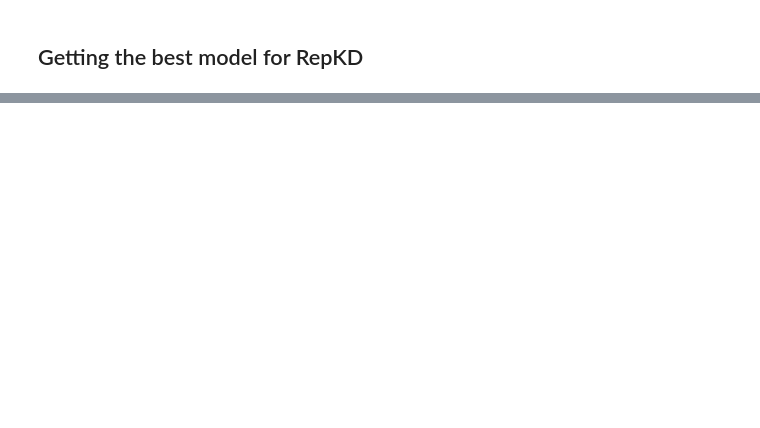
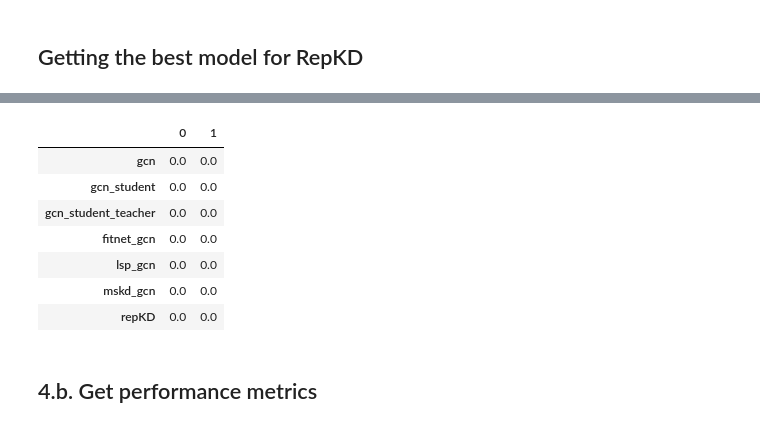
Before and after one commit to LorenzoStigliano/thesis-imperial, a Jupyter notebook: src/demo/demo.ipynb, the cells around one changed output, grey strips where cells are left out. Cells and saved outputs as stored; diff of their text form; code cells hidden in the pictures; blank space fills up the shorter version.

```diff
--- a/src/demo/demo.ipynb
+++ b/src/demo/demo.ipynb
@@ -191,0 +292,16 @@ index
+# %%
+reproducibility_frame_std = pd.DataFrame(mean_all_std.T)*100
+models=["gcn", "gcn_student", "gcn_student_teacher", "fitnet_gcn", "lsp_gcn", "mskd_gcn", "repKD"]
+reproducibility_frame_std.columns = models
+reproducibility_frame_std.T
+# %% [output]
+|  | 0 | 1 |
+| gcn | 0.0 | 0.0 |
+| gcn_student | 0.0 | 0.0 |
+| gcn_student_teacher | 0.0 | 0.0 |
+| fitnet_gcn | 0.0 | 0.0 |
+| lsp_gcn | 0.0 | 0.0 |
+| mskd_gcn | 0.0 | 0.0 |
+| repKD | 0.0 | 0.0 |
+# %% [markdown]
+## 4.b. Get performance metrics
```
Also changed, not shown: parts of 27 cells of this notebook, 32 other files.
